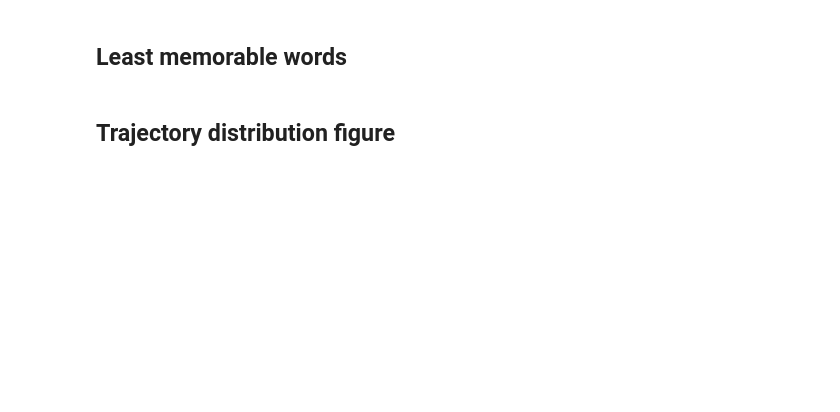
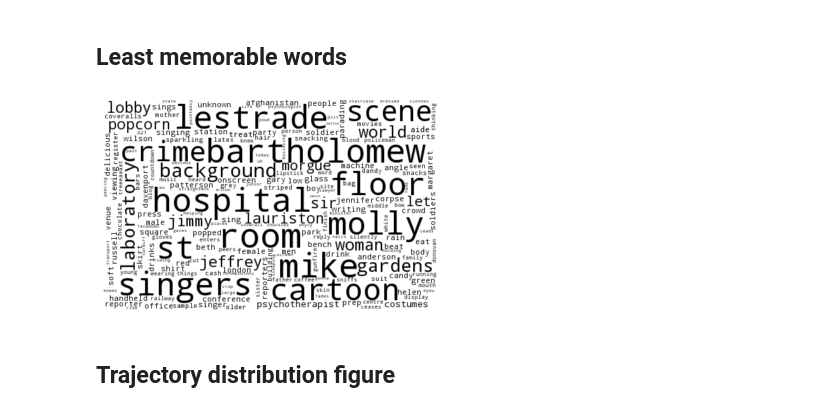
Before and after one commit to ContextLab/sherlock-topic-model-paper, a Jupyter notebook: code/notebooks/main/wordle_analysis_and_fig.ipynb, the cells around one changed output. Drawn from its saved outputs; the diff is of its cells as text; code cells hidden in the pictures; blank space fills up the shorter version.

```diff
--- a/code/notebooks/main/wordle_analysis_and_fig.ipynb
+++ b/code/notebooks/main/wordle_analysis_and_fig.ipynb
@@ -224,12 +261,15 @@ plot_wordle(ax1, rdict, maskpath=opj(datadir, "oval2.jpg"))
 ## Least memorable words
 # %%
 fweights = np.dot(f, tm.components_)
-fdict = topn({word:weight for word, weight in zip(cv.get_feature_names(), fweights)}, 200)
-fig, ax1 = plt.subplots(1, 1)
+fdict = topn(dict(zip(cv.get_feature_names(), fweights)), 200)
 color_to_words = {'black': list(set(fdict))}
 grouped_color_func = SimpleGroupedColorFunc(color_to_words, default_color)
-plot_wordle(ax1, fdict, maskpath=opj(datadir, "oval2.jpg"))
-# plt.savefig(opj(tmp_dir, 'least_memorable.png'), dpi=300)
+
+fig, ax = plt.subplots(1, 1)
+plot_wordle(ax, fdict, maskpath=DATA_DIR.joinpath("oval2.jpg"))
+# plt.savefig(FIG_DIR.joinpath('tmp', 'least_memorable.png'), dpi=300)
+# %% [output]
+[figure, added]
 # %% [markdown]
 ## Trajectory distribution figure
 # %%
```
Also changed, not shown: parts of 28 cells of this notebook, 18 other files.
